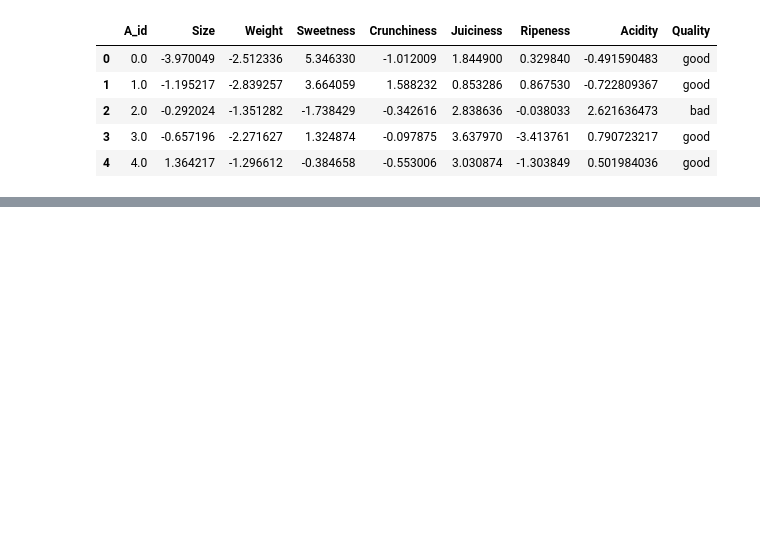
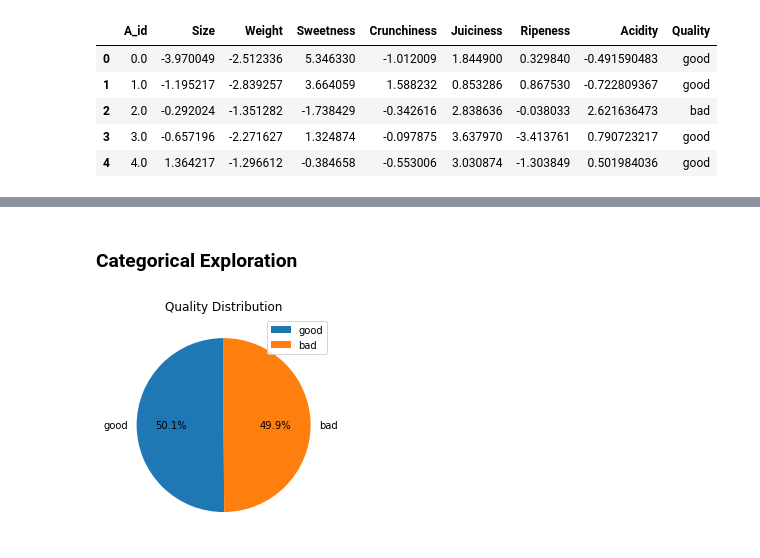
Before and after one commit to AleandroPresta/customer-shopping-analysis, a Jupyter notebook: apple-quality/notebooks/Data Exploration.ipynb, the cells around one changed output, grey strips where cells are left out. Drawn from its saved outputs; the diff is of its cells as text; code cells hidden in the pictures; blank space fills up the shorter version.

```diff
--- a/apple-quality/notebooks/Data Exploration.ipynb
+++ b/apple-quality/notebooks/Data Exploration.ipynb
@@ -17,8 +18,8 @@ sys.path.append(os.path.abspath(os.path.join('..', '..')))
 from utils import load_dataset
 
 DATA_PATH = '../data/apple_quality.csv'
-shopping_data = load_dataset(DATA_PATH)
-shopping_data.head()
+apple_data = load_dataset(DATA_PATH)
+apple_data.head()
 # %% [output]
 |  | A_id | Size | Weight | Sweetness | Crunchiness | Juiciness | Ripeness | Acidity | Quality |
 | 0 | 0.0 | -3.970049 | -2.512336 | 5.346330 | -1.012009 | 1.844900 | 0.329840 | -0.491590483 | good |
@@ -28,0 +42,8 @@ shopping_data.head()
+# %% [markdown]
+### Categorical Exploration
+# %%
+from utils import plot_pie_chart
+
+plot_pie_chart(dataset=apple_data, column_name='Quality')
+# %% [output]
+[figure, added]
```
Also changed, not shown: parts of 10 cells of this notebook, 1 other file.
